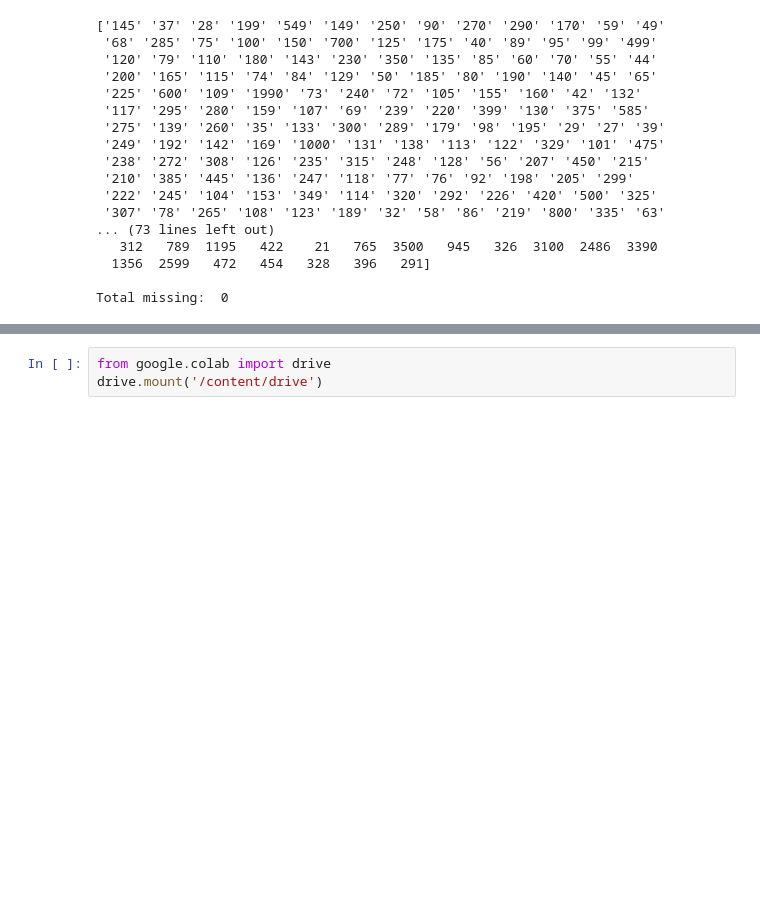
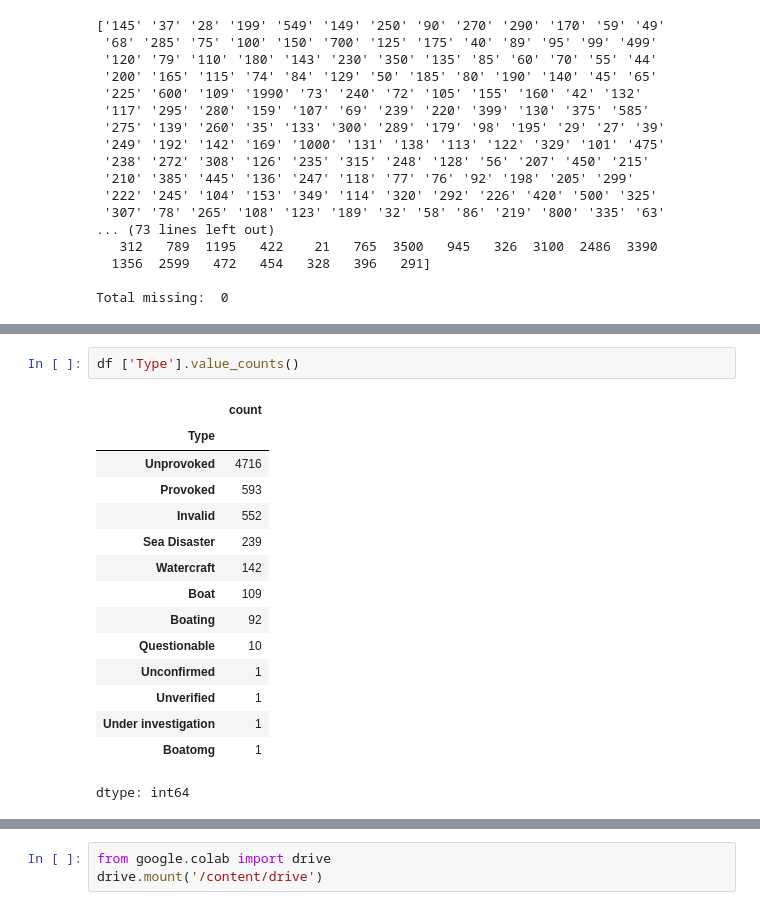
Before and after one commit to taliahtarik/wrangling, a Jupyter notebook: Copy_of_assignment.ipynb, the cells around one changed output, grey strips where cells are left out. Saved outputs shown, nothing was run; the diff lists cells and outputs as text; blank space fills up the shorter version.

```diff
--- a/Copy_of_assignment.ipynb
+++ b/Copy_of_assignment.ipynb
@@ -116,0 +116,18 @@ FileNotFoundError: [Errno 2] No such file or directory: './sharks.csv'
+# %%
+df ['Type'].value_counts()
+# %% [output]
+|  | count |
+| Type |  |
+| Unprovoked | 4716 |
+| Provoked | 593 |
+| Invalid | 552 |
+| Sea Disaster | 239 |
+| Watercraft | 142 |
+| Boat | 109 |
+| Boating | 92 |
+| Questionable | 10 |
+| Unconfirmed | 1 |
+| Unverified | 1 |
+| Under investigation | 1 |
+| Boatomg | 1 |
+dtype: int64
```
Also changed, not shown: parts of 9 cells of this notebook.
